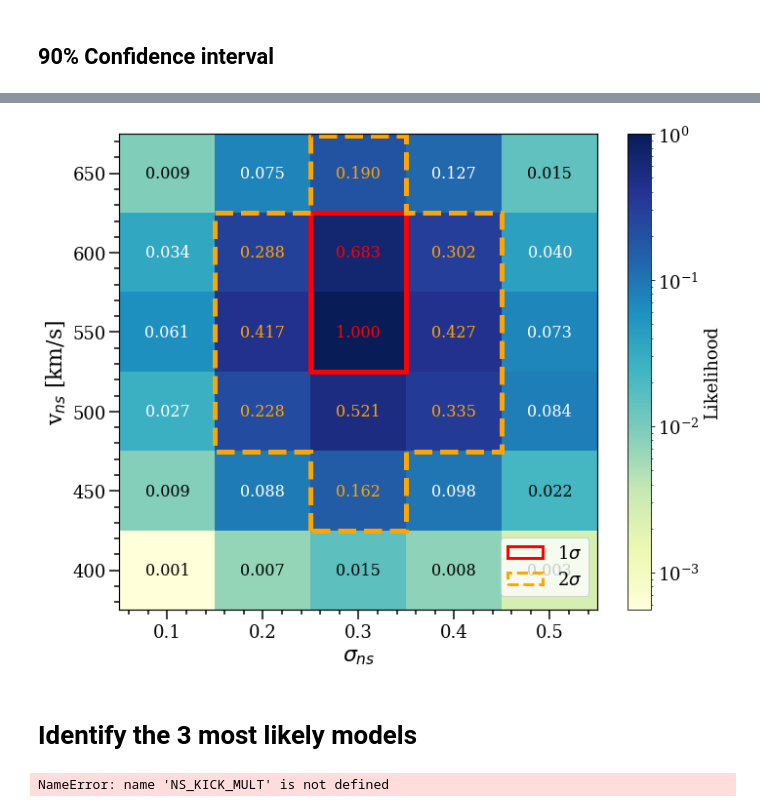
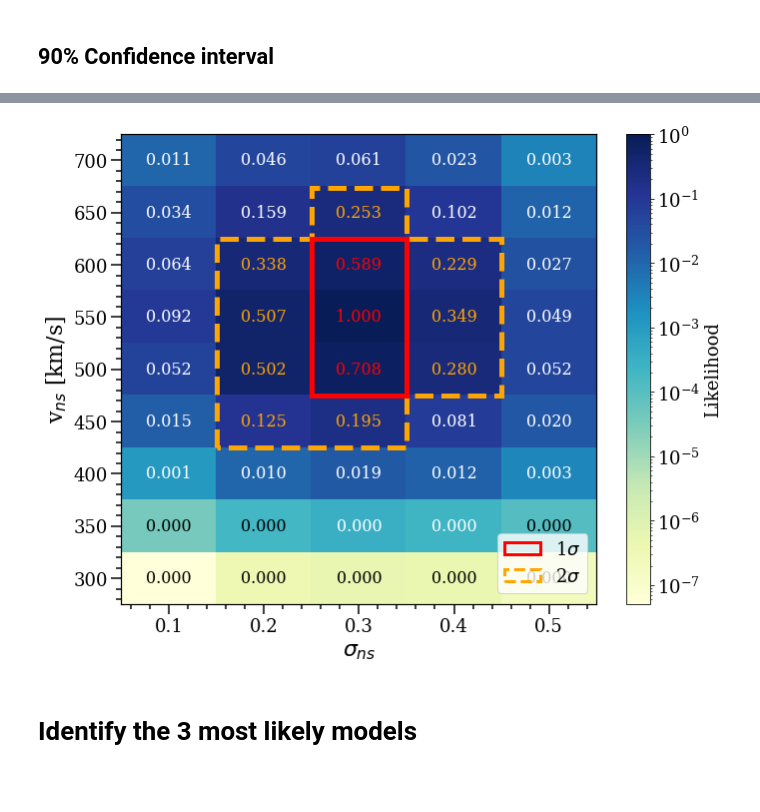
Before and after one commit to veome22/supernova_remnant_prescription, a Jupyter notebook: model_likelihood_analysis_bse.ipynb, the cells around one changed output, grey strips where cells are left out. Saved outputs shown, nothing was run; the diff lists cells and outputs as text; code cells hidden in the pictures; blank space fills up the shorter version.

Commit message:
updated BSE likelihood grid and model velocity plots

```diff
--- a/model_likelihood_analysis_bse.ipynb
+++ b/model_likelihood_analysis_bse.ipynb
@@ -79,7 +79,7 @@ def layoutAxes(ax, nameX='', nameY='', \
 # %%
 # Define the models of interest
 bh_kicks=[200]
-ns_kicks = [400, 450, 500, 550, 600, 650]
+ns_kicks = [300, 350, 400, 450, 500, 550, 600, 650, 700]
 sigmas = [0.1, 0.2, 0.3, 0.4, 0.5]
 
 # Define the location of the posterior data
@@ -437,9 +440,9 @@ alpha=0.7
 # ax.add_patch(Ellipse((X_mu_fit, Y_mu_fit), width=2*2*X_sigma_fit, height=2*2*Y_sigma_fit, angle=theta_fit,
 #                      color='orange', linewidth=lw, linestyle='--', alpha=alpha, fill=False, zorder=2, label= '2$\sigma$'))
 
-ax.add_patch(Rectangle((0.25,525), 0.1, 100, fill=False, edgecolor='r', hatch='',  lw=lw, linestyle='-', clip_on=False, label= '1$\sigma$', zorder=0))
+ax.add_patch(Rectangle((0.25,475), 0.1, 150, fill=False, edgecolor='r', hatch='',  lw=lw, linestyle='-', clip_on=False, label= '1$\sigma$', zorder=2))
 
-ax.add_patch(Polygon(((0.25, 425), (0.25, 475), (0.15, 475), \
+ax.add_patch(Polygon(((0.15, 425), (0.15, 475), \
                       (0.15, 625), (0.25, 625), \
                       (0.25, 674), (0.35, 674), \
                       (0.35, 625), (0.45, 625), \
@@ -459,46 +462,44 @@ ax.add_patch(Polygon(((0.25, 425), (0.25, 475), (0.15, 475), \
 layoutAxes(ax=ax, fontsize=fm)
 
 plt.xlabel('$\sigma_{ns}$', fontsize=fl)
 plt.ylabel('v$_{ns}$ [km/s]', fontsize=fl)
 
 ax.figure.axes[-1].yaxis.label.set_size(fm)
 ax.figure.axes[-1].tick_params(labelsize=fm)
 
 handles, labels = plt.gca().get_legend_handles_labels()
 
 # specify order
 order = [1,0]
 
 # pass handle & labels lists along with order as below
 plt.legend([handles[i] for i in order], [labels[i] for i in order])
 
 leg = ax.legend(fontsize=fm, bbox_to_anchor=(1.0, 0.17))
 
 # change the line width for the legend
 for patch in leg.get_patches():
     patch.set_linewidth(3.0)
     patch.set_alpha(1.0)
 
 plt.gca().invert_yaxis()
 plt.tight_layout()
 
 # plt.savefig('plots/model_likelihoods_2d_bse.pdf')
 
 plt.show()
 # %% [output]
-[figure, old version]
+[figure, new version]
 # %% [markdown]
 # Identify the 3 most likely models
 # %%
-M = sorted(zip(p_models), reverse=True)[:5]
+M = sorted(zip(p_models), reverse=True)[:3]
 MAX_INDICES = np.where(p_models==M)[1]
 
 
 labels = []
 for i in range(len(MAX_INDICES)):
     labels.append("v$_{ns}$=" + f"{NS_KICK_MULT[MAX_INDICES[i]]}" + ", $\sigma_{ns}$=" + f"{SIGMAS[MAX_INDICES[i]]}")
-# %% [output]
-NameError: name 'NS_KICK_MULT' is not defined
 # %%
 # The most likely models
 f, ax= plt.subplots(1, 1,  figsize=(10,6))
```
Also changed, not shown: parts of 14 cells of this notebook, 3 other files.
